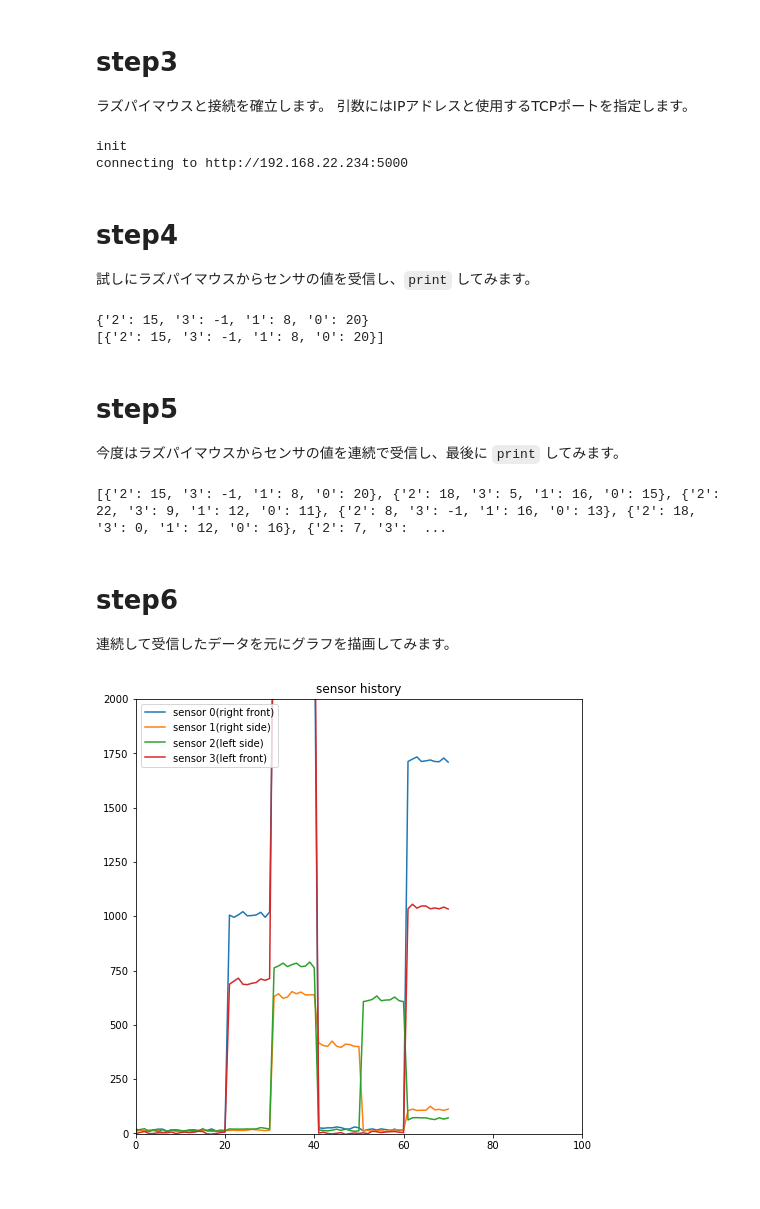
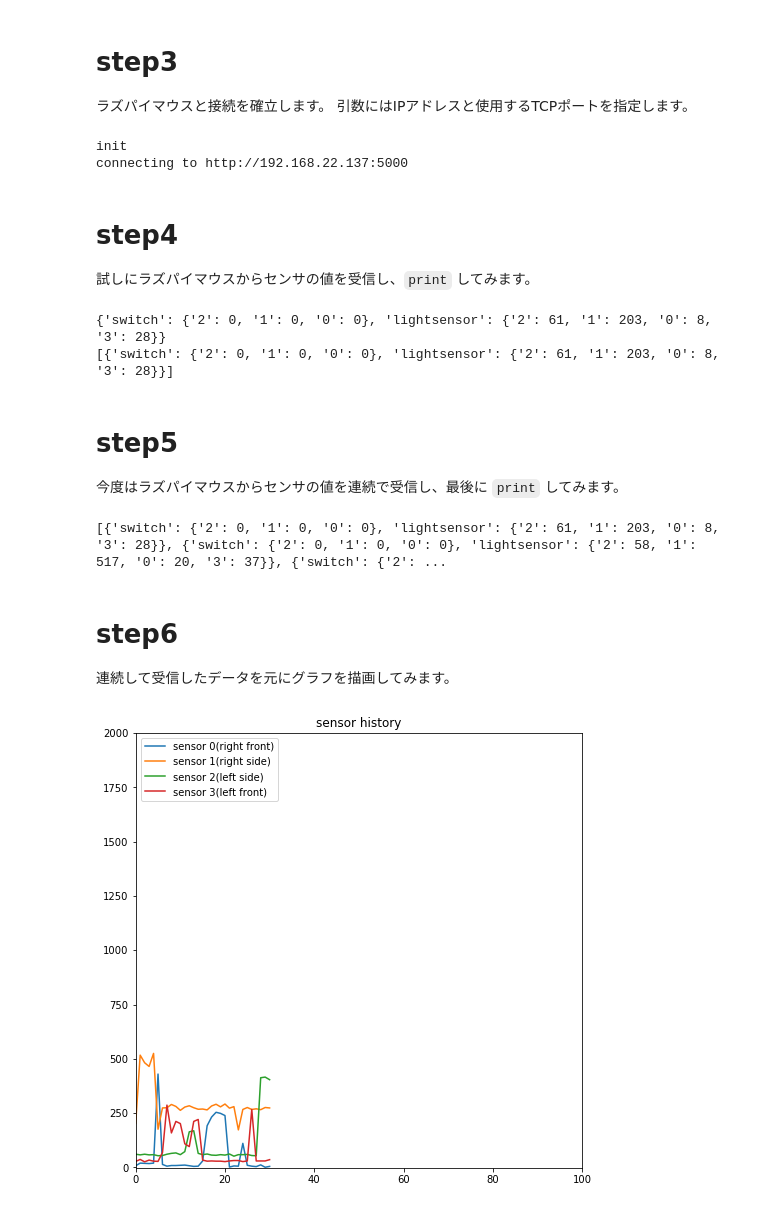
Before and after one commit to Tiryoh/raspimouse_jupyternotebook, a Jupyter notebook: sensor_receiver.ipynb, the cells around one changed output. Saved outputs shown, nothing was run; the diff lists cells and outputs as text; code cells hidden in the pictures.

```diff
--- a/sensor_receiver.ipynb
+++ b/sensor_receiver.ipynb
@@ -49,10 +49,10 @@ class Receiver(object):
 引数にはIPアドレスと使用するTCPポートを指定します。
 # %%
 # r = Receiver("192.168.64.3", 5000)
-r = Receiver("192.168.22.234", 5000)
+r = Receiver("192.168.22.137", 5000)
 # %% [output]
 init
-connecting to http://192.168.22.234:5000
+connecting to http://192.168.22.137:5000
 # %% [markdown]
 # step4
 
@@ -64,8 +64,8 @@ history.append(hoge)
 print(hoge)
 print(history)
 # %% [output]
-{'2': 15, '3': -1, '1': 8, '0': 20}
-[{'2': 15, '3': -1, '1': 8, '0': 20}]
+{'switch': {'2': 0, '1': 0, '0': 0}, 'lightsensor': {'2': 61, '1': 203, '0': 8, '3': 28}}
+[{'switch': {'2': 0, '1': 0, '0': 0}, 'lightsensor': {'2': 61, '1': 203, '0': 8, '3': 28}}]
 # %% [markdown]
 # step5
 
@@ -78,7 +78,7 @@ for i in range(10):
 
 print(history)
 # %% [output]
-[{'2': 15, '3': -1, '1': 8, '0': 20}, {'2': 18, '3': 5, '1': 16, '0': 15}, {'2': 22, '3': 9, '1': 12, '0': 11}, {'2': 8, '3': -1, '1': 16, '0': 13}, {'2': 18, '3': 0, '1': 12, '0': 16}, {'2': 7, '3':  ...
+[{'switch': {'2': 0, '1': 0, '0': 0}, 'lightsensor': {'2': 61, '1': 203, '0': 8, '3': 28}}, {'switch': {'2': 0, '1': 0, '0': 0}, 'lightsensor': {'2': 58, '1': 517, '0': 20, '3': 37}}, {'switch': {'2': ...
 # %% [markdown]
 # step6
 
@@ -86,34 +86,34 @@ print(history)
 # %%
 # タイトル付き新規ウィンドウ、座標軸を用意
 fig = plt.figure(figsize=(8, 8))
 plt.title("sensor history")
 world = fig.add_subplot(1,1,1)
 world.set_xlim(0,100)
 world.set_ylim(-1.5,2000)
 
 
 x_arr = np.array([])
 y1_arr = np.array([])
 y2_arr = np.array([])
 y3_arr = np.array([])
 y0_arr = np.array([])
 
 for i in range(len(history)):
     x_arr = np.append(x_arr, i)
-    y0_arr = np.append(y0_arr, history[i]["0"])
-    y1_arr = np.append(y1_arr, history[i]["1"])
-    y2_arr = np.append(y2_arr, history[i]["2"])
-    y3_arr = np.append(y3_arr, history[i]["3"])
+    y0_arr = np.append(y0_arr, history[i]["lightsensor"]["0"])
+    y1_arr = np.append(y1_arr, history[i]["lightsensor"]["1"])
+    y2_arr = np.append(y2_arr, history[i]["lightsensor"]["2"])
+    y3_arr = np.append(y3_arr, history[i]["lightsensor"]["3"])
 
 plt.plot(x_arr, y0_arr, label = "sensor 0(right front)")
 plt.plot(x_arr, y1_arr, label = "sensor 1(right side)")
 plt.plot(x_arr, y2_arr, label = "sensor 2(left side)")
 plt.plot(x_arr, y3_arr, label = "sensor 3(left front)")
 
 # 左上に凡例を追加
 world.legend(loc='upper left')
 
 # 現在の状態を確認
 plt.show()
 # %% [output]
-[figure, old version]
+[figure, new version]
```
Also changed, not shown: 1 other file.
